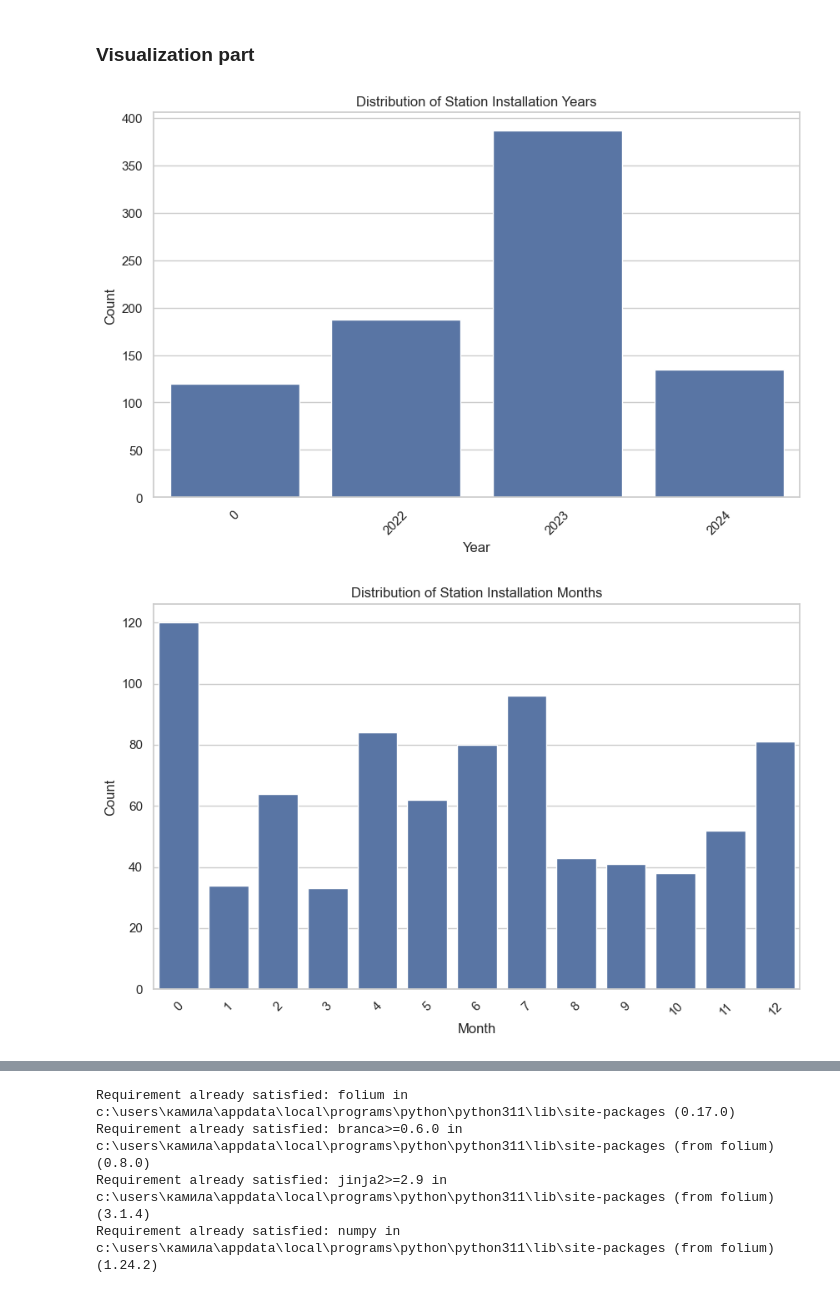
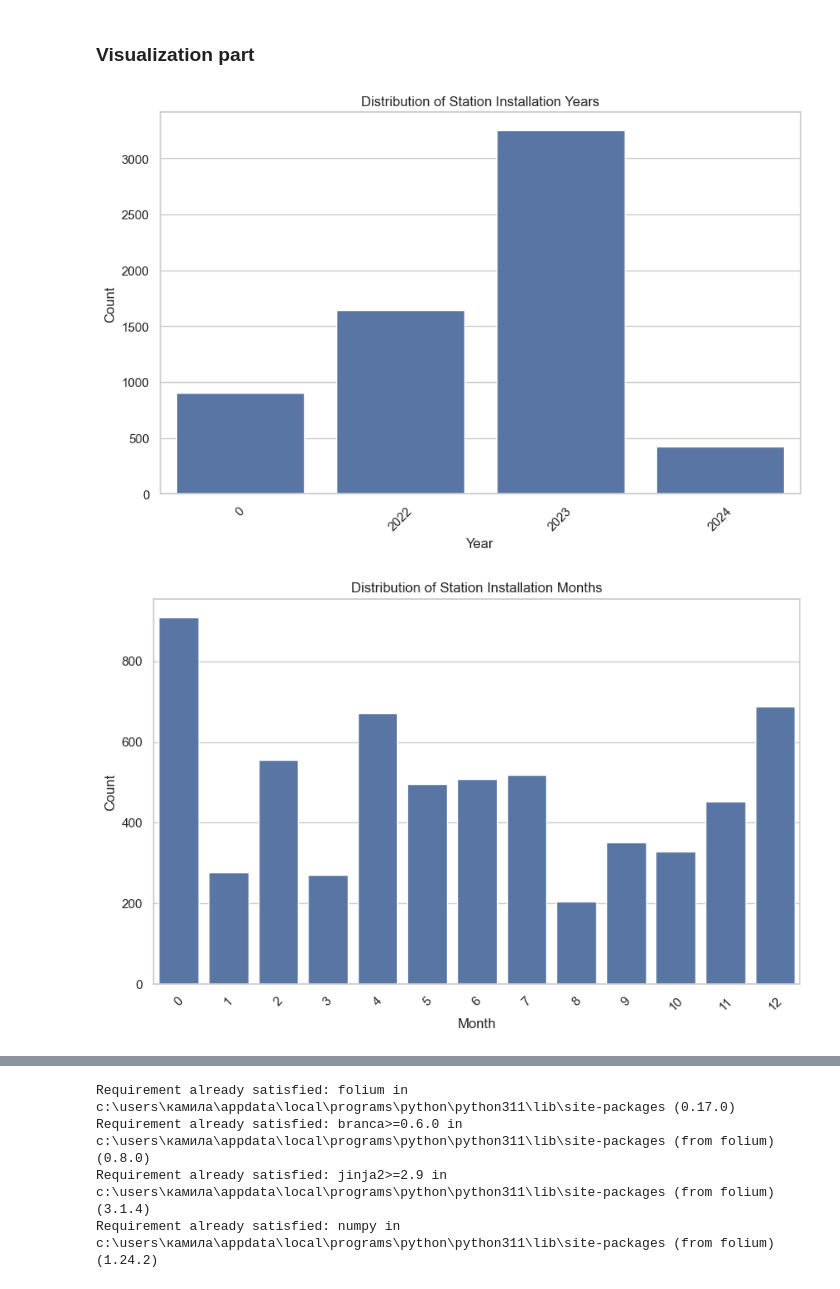
Before and after one commit to trangdtk-vnu/charging_stations, a Jupyter notebook: pdr_locations.ipynb, the cells around one changed output, grey strips where cells are left out. Saved outputs shown, nothing was run; the diff lists cells and outputs as text; code cells hidden in the pictures.

```diff
--- a/pdr_locations.ipynb
+++ b/pdr_locations.ipynb
@@ -888,31 +888,31 @@ pdr_locations_cleaned.head(2)
 # %%
 import matplotlib.pyplot as plt
 import seaborn as sns
 
 # set the plot style
 sns.set(style="whitegrid")
 
 # plot the distribution of installation years
 plt.figure(figsize=(10, 6))
-sns.countplot(x='installation_year', data=pdr_locations_cleaned)
+sns.countplot(x='station_installation_year', data=pdr_locations_cleaned)
 plt.title('Distribution of Station Installation Years')
 plt.xlabel('Year')
 plt.ylabel('Count')
 plt.xticks(rotation=45)
 plt.show()
 # %% [output]
-[figure, old version]
+[figure, new version]
 # %%
 # plot the distribution of installation months
 plt.figure(figsize=(10, 6))
-sns.countplot(x='installation_month', data=pdr_locations_cleaned)
+sns.countplot(x='station_installation_month', data=pdr_locations_cleaned)
 plt.title('Distribution of Station Installation Months')
 plt.xlabel('Month')
 plt.ylabel('Count')
 plt.xticks(rotation=45)
 plt.show()
 # %% [output]
-[figure, old version]
+[figure, new version]
 # %%
 # compute the correlation matrix
 correlation_matrix = pdr_locations_cleaned.corr()
```
Also changed, not shown: parts of 8 cells of this notebook.
